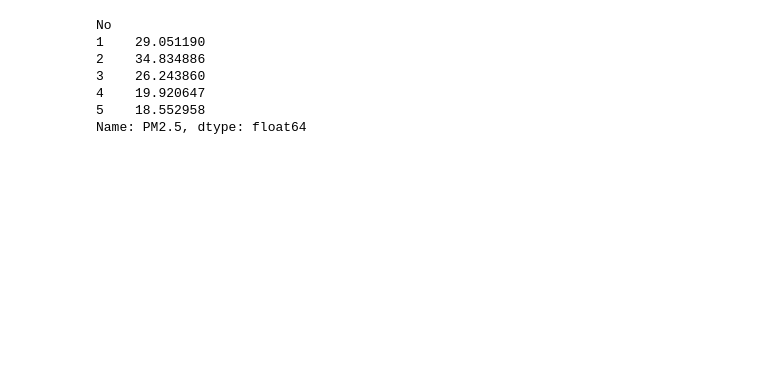
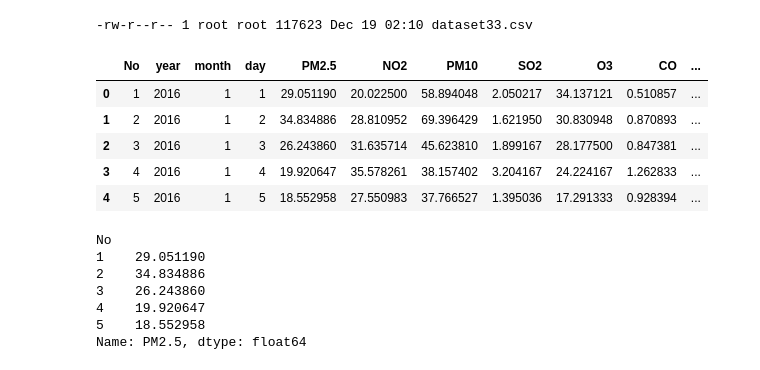
Before and after one commit to MaiKau/MaiKau.github.io, a Jupyter notebook: LSTM台北空汙預測.ipynb, the cells around one changed output. Saved outputs shown, nothing was run; the diff lists cells and outputs as text; code cells hidden in the pictures; blank space fills up the shorter version.

```diff
--- a/LSTM台北空汙預測.ipynb
+++ b/LSTM台北空汙預測.ipynb
@@ -16,3 +32,19 @@ df = pd.read_csv('dataset3.csv')
+# %%
+# 確認 2.csv 是否已上載
+!ls *.* -l
+
+# use Pandas to read 2.csv
+import pandas as pd
+df = pd.read_csv('dataset33.csv')
+df.head()
+# %% [output]
+-rw-r--r-- 1 root root 117623 Dec 19 02:10 dataset33.csv
+|  | No | year | month | day | PM2.5 | NO2 | PM10 | SO2 | O3 | CO | ... |
+| 0 | 1 | 2016 | 1 | 1 | 29.051190 | 20.022500 | 58.894048 | 2.050217 | 34.137121 | 0.510857 | ... |
+| 1 | 2 | 2016 | 1 | 2 | 34.834886 | 28.810952 | 69.396429 | 1.621950 | 30.830948 | 0.870893 | ... |
+| 2 | 3 | 2016 | 1 | 3 | 26.243860 | 31.635714 | 45.623810 | 1.899167 | 28.177500 | 0.847381 | ... |
+| 3 | 4 | 2016 | 1 | 4 | 19.920647 | 35.578261 | 38.157402 | 3.204167 | 24.224167 | 1.262833 | ... |
+| 4 | 5 | 2016 | 1 | 5 | 18.552958 | 27.550983 | 37.766527 | 1.395036 | 17.291333 | 0.928394 | ... |
 # %%
 def univariate_data(dataset, start_index, end_index, history_size, target_size):
   data = []
```
Also changed, not shown: parts of 24 cells of this notebook.
